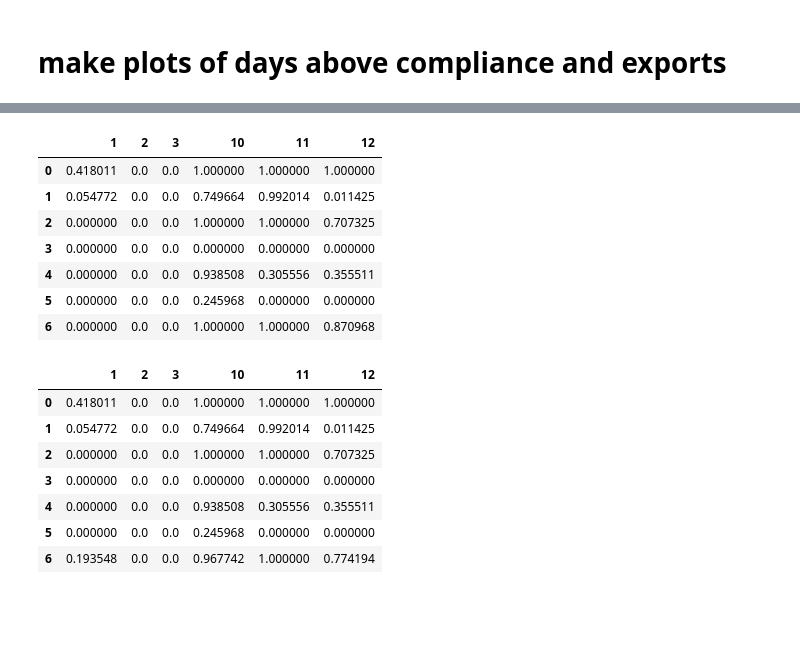
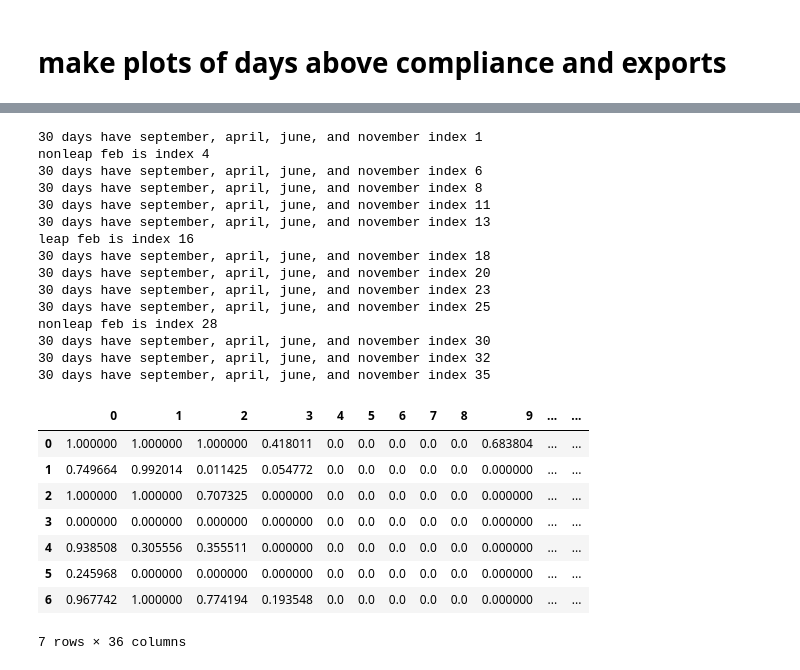
Before and after one commit to jennaisrael/Savio_scratch_back_up, a Jupyter notebook: Plotting/expanse/ch_3/compliance_exports.ipynb, the cells around one changed output, grey strips where cells are left out. Saved outputs shown, nothing was run; the diff lists cells and outputs as text; code cells hidden in the pictures; blank space fills up the shorter version.

```diff
--- a/Plotting/expanse/ch_3/compliance_exports.ipynb
+++ b/Plotting/expanse/ch_3/compliance_exports.ipynb
@@ -12,8 +12,8 @@ from scipy.stats import kruskal
 # %%
 #first load compliance by month, each row is a station, last row is x2
 sta=['Chipps Island','Emmaton','Jersey Point','Franks Tract','CCWD','CCFB','X2']
-df_compliance1=pd.read_csv('./x2_days_above_compliance_by_month_2026_06_06_baseline.csv')
-df_compliance2=pd.read_csv('./x2_days_above_compliance_by_month_2026_06_06_dcp.csv')
-df_compliance3=pd.read_csv('./x2_days_above_compliance_by_month_2026_06_06_cor.csv')
+df_compliance1=pd.read_csv('./x2_days_above_compliance_by_month_2026_08_23_baseline.csv')
+df_compliance2=pd.read_csv('./x2_days_above_compliance_by_month_2026_08_23_dcp.csv')
+df_compliance3=pd.read_csv('./x2_days_above_compliance_by_month_2026_08_23_cor.csv')
 df_compliance3
 # %% [output]
@@ -28,3 +28,0 @@ df_compliance3
-# %%
-for c in df_compliance1.columns:
-    print(c)
@@ -38,42 +33,58 @@ for c in df_compliance1.columns:
+# %%
+morder=[10,11,12,1,2,3,4,5,6,7,8,9,10,11,12,1,2,3,4,5,6,7,8,9,10,11,12,1,2,3,4,5,6,7,8,9]
 # %%
 #divide each column by the number of days in the month
 df_compliance1norm=df_compliance1.copy()/31
 df_compliance2norm=df_compliance2.copy()/31
 df_compliance3norm=df_compliance3.copy()/31
 
 #now correct the months that dont have 30 days
 for c in df_compliance1norm.columns:
-    if c in ['4','6','9','11']:
+    #if c in ['4','6','9','11']:
+    # this is not going to work anymore bc column order is chronological months since Oct 2018
+    if morder[int(c)] in  [4,6,9,11]:
+        print('30 days have september, april, june, and november index '+str(c))
         #months w/ 30 days
         df_compliance1norm[c]=df_compliance1norm[c]*31/30
         df_compliance2norm[c]=df_compliance2norm[c]*31/30
         df_compliance3norm[c]=df_compliance3norm[c]*31/30
-    elif c=='2':
+    #need to account for 2020 being a leap year
+    elif c in ['4','28']:
+        print('nonleap feb is index ' +str(c))
         df_compliance1norm[c]=df_compliance1norm[c]*31/28 #assumes not a leap year
-        df_compliance2norm[c]=df_compliance2norm[c]*31/30
-        df_compliance3norm[c]=df_compliance3norm[c]*31/30
-
-df_compliance3norm
+        df_compliance2norm[c]=df_compliance2norm[c]*31/28
+        df_compliance3norm[c]=df_compliance3norm[c]*31/28
+    elif c=='16':
+        print('leap feb is index ' +str(c))
+        df_compliance1norm[c]=df_compliance1norm[c]*31/29 #assumes not a leap year
+        df_compliance2norm[c]=df_compliance2norm[c]*31/29
+        df_compliance3norm[c]=df_compliance3norm[c]*31/29
+df_compliance1norm
 # %% [output]
+30 days have september, april, june, and november index 1
+nonleap feb is index 4
+30 days have september, april, june, and november index 6
+30 days have september, april, june, and november index 8
+30 days have september, april, june, and november index 11
+30 days have september, april, june, and november index 13
+leap feb is index 16
+30 days have september, april, june, and november index 18
+30 days have september, april, june, and november index 20
+30 days have september, april, june, and november index 23
+30 days have september, april, june, and november index 25
+nonleap feb is index 28
+30 days have september, april, june, and november index 30
+30 days have september, april, june, and november index 32
+30 days have september, april, june, and november index 35
-|  | 1 | 2 | 3 | 10 | 11 | 12 |
-| 0 | 0.418011 | 0.0 | 0.0 | 1.000000 | 1.000000 | 1.000000 |
-| 1 | 0.054772 | 0.0 | 0.0 | 0.749664 | 0.992014 | 0.011425 |
-| 2 | 0.000000 | 0.0 | 0.0 | 1.000000 | 1.000000 | 0.707325 |
-| 3 | 0.000000 | 0.0 | 0.0 | 0.000000 | 0.000000 | 0.000000 |
-| 4 | 0.000000 | 0.0 | 0.0 | 0.938508 | 0.305556 | 0.355511 |
-| 5 | 0.000000 | 0.0 | 0.0 | 0.245968 | 0.000000 | 0.000000 |
-| 6 | 0.000000 | 0.0 | 0.0 | 1.000000 | 1.000000 | 0.870968 |
+|  | 0 | 1 | 2 | 3 | 4 | 5 | 6 | 7 | 8 | 9 | ... | ... |
+| 0 | 1.000000 | 1.000000 | 1.000000 | 0.418011 | 0.0 | 0.0 | 0.0 | 0.0 | 0.0 | 0.683804 | ... | ... |
+| 1 | 0.749664 | 0.992014 | 0.011425 | 0.054772 | 0.0 | 0.0 | 0.0 | 0.0 | 0.0 | 0.000000 | ... | ... |
+| 2 | 1.000000 | 1.000000 | 0.707325 | 0.000000 | 0.0 | 0.0 | 0.0 | 0.0 | 0.0 | 0.000000 | ... | ... |
+| 3 | 0.000000 | 0.000000 | 0.000000 | 0.000000 | 0.0 | 0.0 | 0.0 | 0.0 | 0.0 | 0.000000 | ... | ... |
+| 4 | 0.938508 | 0.305556 | 0.355511 | 0.000000 | 0.0 | 0.0 | 0.0 | 0.0 | 0.0 | 0.000000 | ... | ... |
+| 5 | 0.245968 | 0.000000 | 0.000000 | 0.000000 | 0.0 | 0.0 | 0.0 | 0.0 | 0.0 | 0.000000 | ... | ... |
+| 6 | 0.967742 | 1.000000 | 0.774194 | 0.193548 | 0.0 | 0.0 | 0.0 | 0.0 | 0.0 | 0.000000 | ... | ... |
+7 rows × 36 columns
-# %%
-df_compliance1norm
-# %% [output]
-|  | 1 | 2 | 3 | 10 | 11 | 12 |
-| 0 | 0.418011 | 0.0 | 0.0 | 1.000000 | 1.000000 | 1.000000 |
-| 1 | 0.054772 | 0.0 | 0.0 | 0.749664 | 0.992014 | 0.011425 |
-| 2 | 0.000000 | 0.0 | 0.0 | 1.000000 | 1.000000 | 0.707325 |
-| 3 | 0.000000 | 0.0 | 0.0 | 0.000000 | 0.000000 | 0.000000 |
-| 4 | 0.000000 | 0.0 | 0.0 | 0.938508 | 0.305556 | 0.355511 |
-| 5 | 0.000000 | 0.0 | 0.0 | 0.245968 | 0.000000 | 0.000000 |
-| 6 | 0.193548 | 0.0 | 0.0 | 0.967742 | 1.000000 | 0.774194 |
 # %%
 #each row is a scenario, order is baseline,dcp,cor
 scen=['Baseline','DCP','CoR']
```
Also changed, not shown: parts of 9 cells of this notebook, 1 other file.
